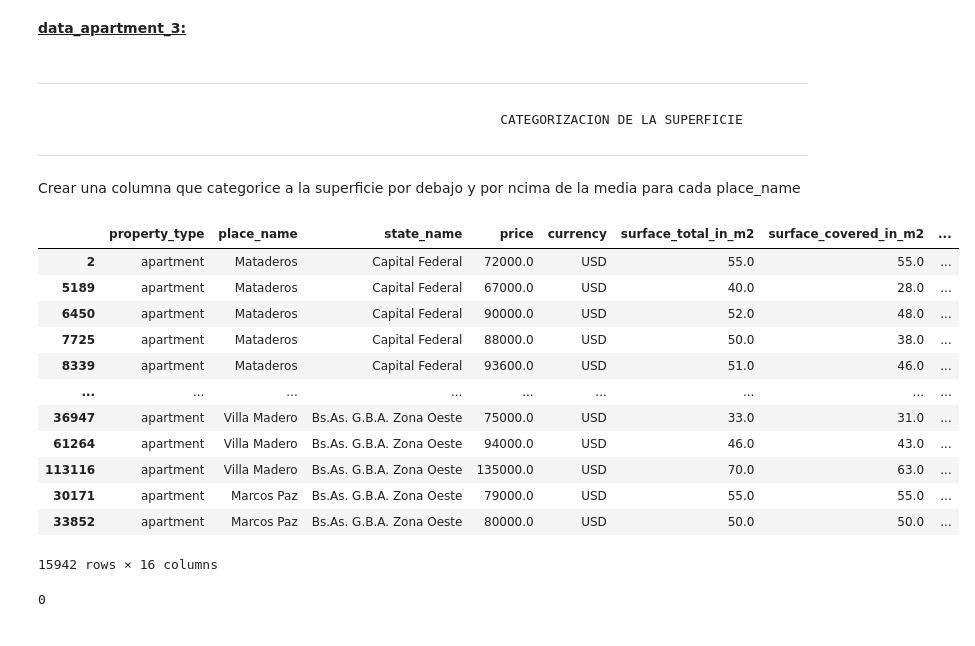
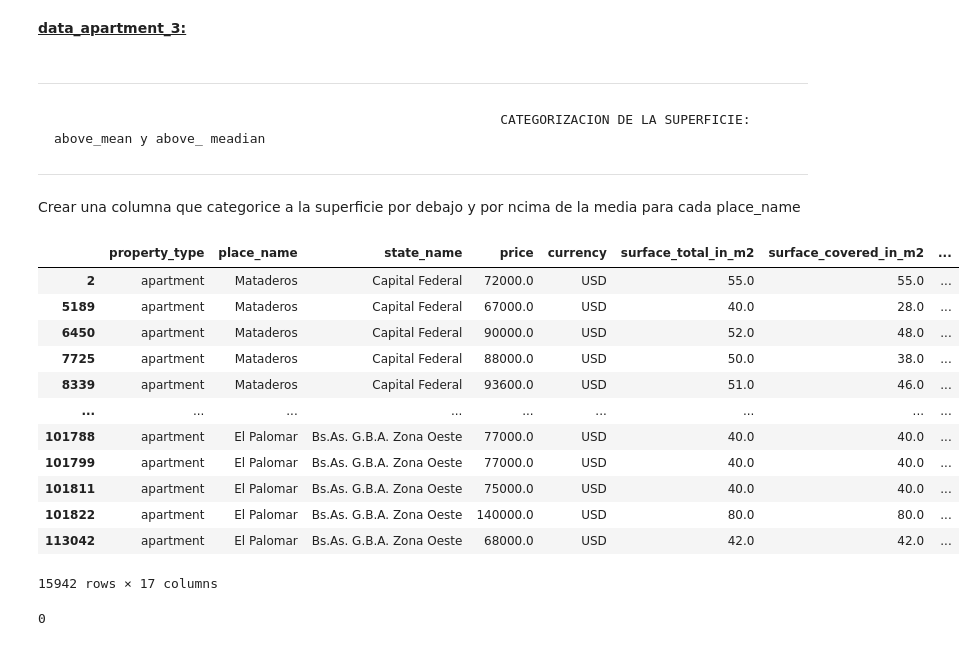
Before and after one commit to grupo4dhds/grupo4_git, a Jupyter notebook: workshop2_G4_main.ipynb, the cells around one changed output. Saved outputs shown, nothing was run; the diff lists cells and outputs as text; code cells hidden in the pictures.

```diff
--- a/workshop2_G4_main.ipynb
+++ b/workshop2_G4_main.ipynb
@@ -1510,7 +1516,7 @@ except:
     pass
 # %% [markdown]
 -----------------
-                                                             CATEGORIZACION DE LA SUPERFICIE
+                                                             CATEGORIZACION DE LA SUPERFICIE: above_mean y above_ meadian
 
 -------------------
 
@@ -1577,30 +1583,39 @@ df_apartment.sort_values(by='apartment_mean_surface_total_in_m2', ascending = Fa
 
 apartment_mean = df_apartment['apartment_mean_surface_total_in_m2'].dropna()
 apartment_mean;
+
+apartment_median = df_apartment['apartment_median_surface_total_in_m2'].dropna()
 # %%
 lista_place_name = apartment_mean.index
 lista_apartment_mean = apartment_mean.values
 
 for i, elemento in enumerate(lista_place_name):
     mascara_iter_1 = data['property_type'] == 'apartment'
     #display(np.array((data.loc[mascara_iter_1 & (data.place_name == elemento), 'surface_total_in_m2']) >= lista_apartment_mean[i]).astype(int)) # columna dummy
     data.loc[mascara_iter_1 & (data.place_name == elemento), 'above_mean'] = np.array((data.loc[mascara_iter_1 & (data.place_name == elemento), 'surface_total_in_m2']) >= lista_apartment_mean[i]).astype(int)
 
+lista_place_name = apartment_median.index
+lista_apartment_median = apartment_median.values
+
+for i, elemento in enumerate(lista_place_name):
+    mascara_iter_1 = data['property_type'] == 'apartment'
+    data.loc[mascara_iter_1 & (data.place_name == elemento), 'above_median'] = np.array((data.loc[mascara_iter_1 & (data.place_name == elemento), 'surface_total_in_m2']) >= lista_apartment_median[i]).astype(int)
+
 data[data.property_type=='apartment']
 # %% [output]
 |  | property_type | place_name | state_name | price | currency | surface_total_in_m2 | surface_covered_in_m2 | ... |
 | 2 | apartment | Mataderos | Capital Federal | 72000.0 | USD | 55.0 | 55.0 | ... |
 | 5189 | apartment | Mataderos | Capital Federal | 67000.0 | USD | 40.0 | 28.0 | ... |
 | 6450 | apartment | Mataderos | Capital Federal | 90000.0 | USD | 52.0 | 48.0 | ... |
 | 7725 | apartment | Mataderos | Capital Federal | 88000.0 | USD | 50.0 | 38.0 | ... |
 | 8339 | apartment | Mataderos | Capital Federal | 93600.0 | USD | 51.0 | 46.0 | ... |
 | ... | ... | ... | ... | ... | ... | ... | ... | ... |
-| 36947 | apartment | Villa Madero | Bs.As. G.B.A. Zona Oeste | 75000.0 | USD | 33.0 | 31.0 | ... |
-| 61264 | apartment | Villa Madero | Bs.As. G.B.A. Zona Oeste | 94000.0 | USD | 46.0 | 43.0 | ... |
-| 113116 | apartment | Villa Madero | Bs.As. G.B.A. Zona Oeste | 135000.0 | USD | 70.0 | 63.0 | ... |
-| 30171 | apartment | Marcos Paz | Bs.As. G.B.A. Zona Oeste | 79000.0 | USD | 55.0 | 55.0 | ... |
-| 33852 | apartment | Marcos Paz | Bs.As. G.B.A. Zona Oeste | 80000.0 | USD | 50.0 | 50.0 | ... |
+| 101788 | apartment | El Palomar | Bs.As. G.B.A. Zona Oeste | 77000.0 | USD | 40.0 | 40.0 | ... |
+| 101799 | apartment | El Palomar | Bs.As. G.B.A. Zona Oeste | 77000.0 | USD | 40.0 | 40.0 | ... |
+| 101811 | apartment | El Palomar | Bs.As. G.B.A. Zona Oeste | 75000.0 | USD | 40.0 | 40.0 | ... |
+| 101822 | apartment | El Palomar | Bs.As. G.B.A. Zona Oeste | 140000.0 | USD | 80.0 | 80.0 | ... |
+| 113042 | apartment | El Palomar | Bs.As. G.B.A. Zona Oeste | 68000.0 | USD | 42.0 | 42.0 | ... |
-15942 rows × 16 columns
+15942 rows × 17 columns
 # %%
 data[data.property_type=='apartment'].above_mean.isna().sum()
 # %% [output]
```
Also changed, not shown: parts of 25 cells of this notebook, 1 other file.
